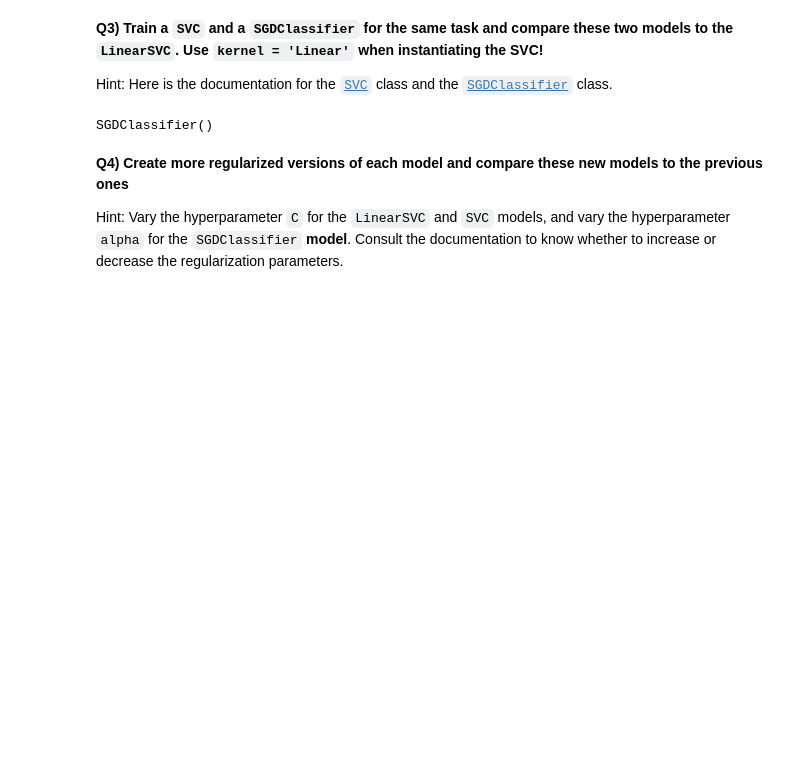
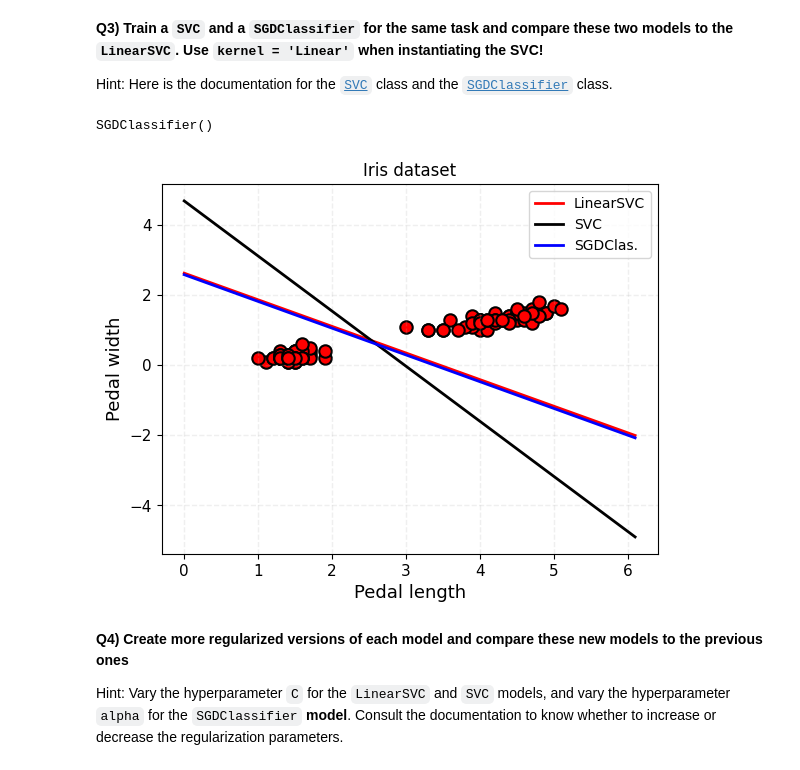
Before and after one commit to CHGROSJEAN/2024_MLEES, a Jupyter notebook: Labs/S3_1_SVM.ipynb, the cells around one changed output. Cells and saved outputs as stored; diff of their text form; code cells hidden in the pictures; blank space fills up the shorter version.

```diff
--- a/Labs/S3_1_SVM.ipynb
+++ b/Labs/S3_1_SVM.ipynb
@@ -127,28 +127,30 @@ SGDClassifier()
 # %%
 # Plot all three decision boundaries on the same labeled figure
 #########################################################################
 # Same as what you did to get the first figure
-fig,ax= plt.subplot(1,1)
+fig,ax= plt.subplots(1,1)
 ax.scatter(X[:, 0], X[:, 1],s=80,color='r',edgecolor='k',linewidths=1.5)
 
 # Decision boundary: np.dot(W,x)+b = 0
-x = ________(_______)
-__._____(_,_________,c='r',lw=2,label='LinearSVC')
+x = np.linspace(X[:, 0].min() - 1, X[:, 0].max() + 1, 100)
+plt.plot(x,-(svc_linear.coef_[0][0]*x + svc_linear.intercept_[0])/svc_linear.coef_[0][1],c='r',lw=2,label='LinearSVC')
 #########################################################################
 # Now add the decision boundary for 'SVC'
-__._____(_,______________________,c='k',lw=2,label='SVC')
+plt.plot(x,-(svc_model.coef_[0][0]*x + svc_model.intercept_[0])/svc_model.coef_[0][1],c='k',lw=2,label='SVC')
 #########################################################################
 # Now add the decision boundary for 'SGDClassifier'
-__._____(_,______________________,c='b',lw=2,label='SGDClas.')
+plt.plot(x,-(sgd_model.coef_[0][0]*x + sgd_model.intercept_[0])/sgd_model.coef_[0][1],c='b',lw=2,label='SGDClas.')
 #########################################################################
 # Same as the first figure again
 ax.legend()
 ax.set_xlabel("Pedal length",fontdict={'size':13})
 ax.set_ylabel("Pedal width",fontdict={'size':13})
 ax.set_title('Iris dataset')
 ax.tick_params(axis='both', which='major', labelsize=11)
 ax.grid(alpha=0.2,ls='--',lw=1)
 plt.show()
+# %% [output]
+[figure, added]
 # %% [markdown]
 **Q4) Create more regularized versions of each model and compare these new models to the previous ones**
 
```
Also changed, not shown: parts of 4 cells of this notebook.
